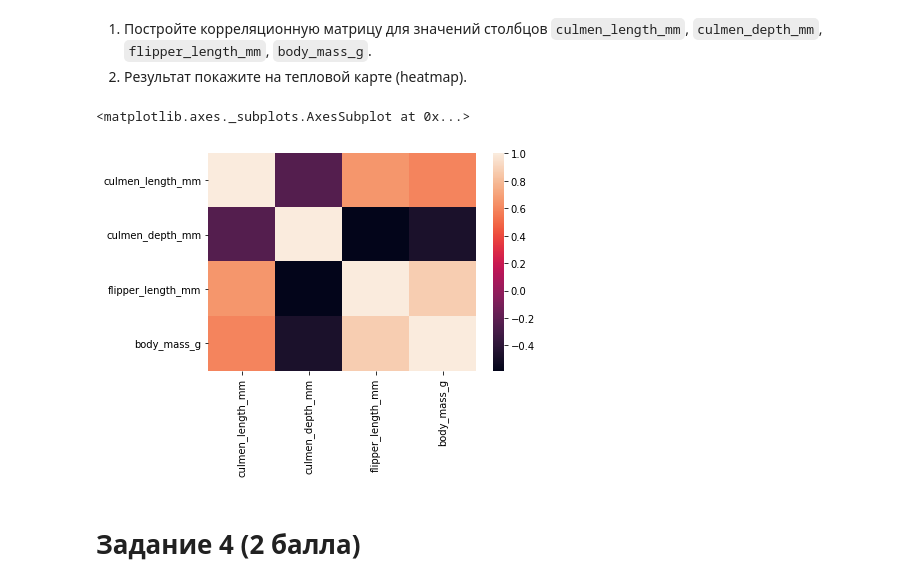
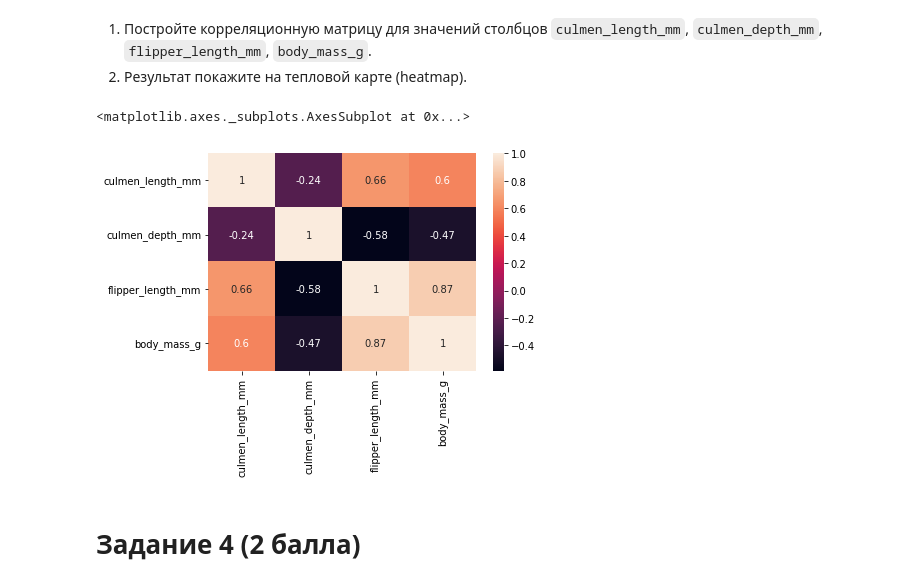
Before and after one commit to Bagautdino/Data_Analysis, a Jupyter notebook: Laboratory_2.ipynb, the cells around one changed output. Saved outputs shown, nothing was run; the diff lists cells and outputs as text; code cells hidden in the pictures.

```diff
--- a/Laboratory_2.ipynb
+++ b/Laboratory_2.ipynb
@@ -106,14 +106,13 @@ difference
 # %%
 from matplotlib import pyplot as plt
 import seaborn as sns
 corr_matrix = df[['culmen_length_mm', 'culmen_depth_mm',
 'flipper_length_mm', 'body_mass_g']].corr()
 corr_matrix
-
-sns.heatmap(corr_matrix)
+sns.heatmap(corr_matrix, annot = True)
 # %% [output]
 <matplotlib.axes._subplots.AxesSubplot at 0x...>
-[figure, old version]
+[figure, new version]
 # %% [markdown]
 # Задание 4 (2 балла)
 # %% [markdown]
```
Also changed, not shown: parts of 8 cells of this notebook.
